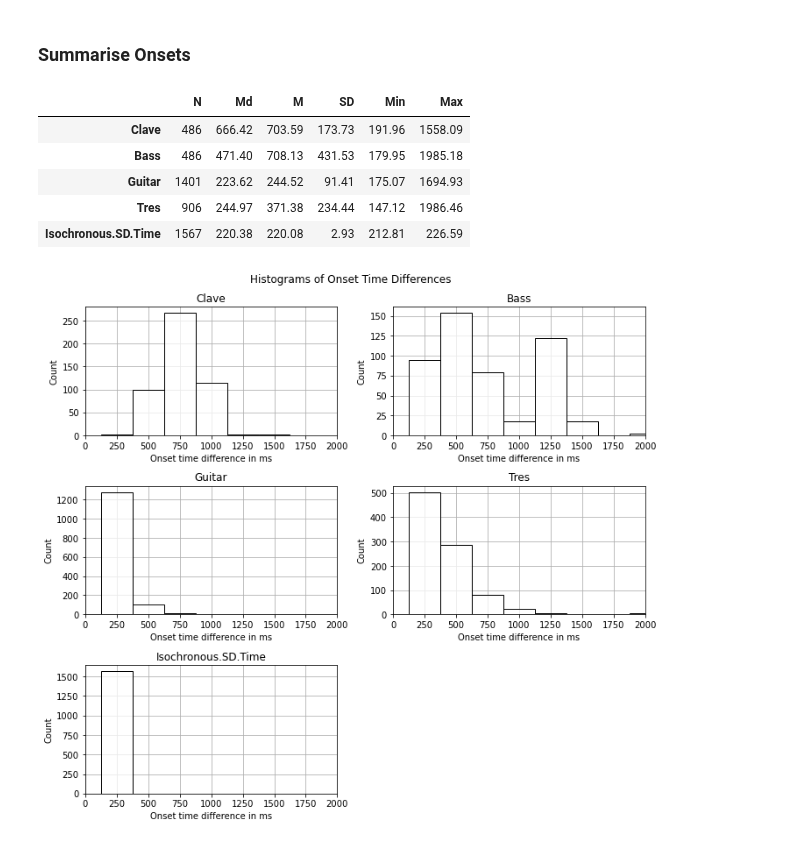
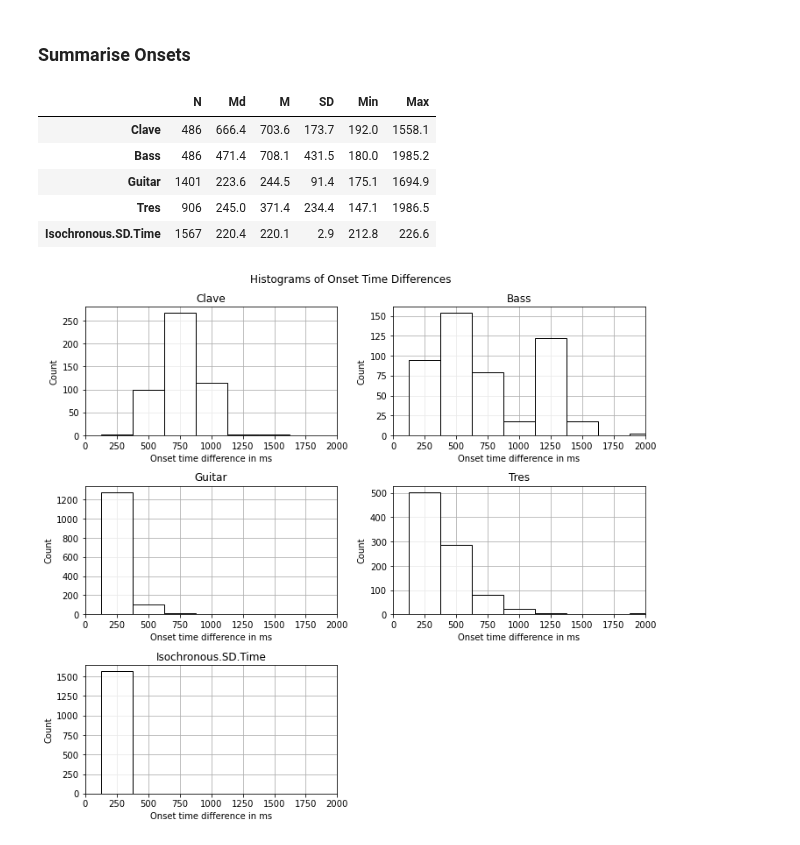
Before and after one commit to satyajeetprabhu/music-sync-internship-upf, a Jupyter notebook: Analysis_Example.ipynb, the cells around one changed output. Cells and saved outputs as stored; diff of their text form; code cells hidden in the pictures.

```diff
--- a/Analysis_Example.ipynb
+++ b/Analysis_Example.ipynb
@@ -31,14 +31,14 @@ print(df.head())
 ### Summarise Onsets
 # %%
 summary = onsetsync.summarise_onsets(df=df, instr=['Clave','Bass','Guitar','Tres','Isochronous.SD.Time'], plot=False)
-summary.round(2)
+summary.round(1)
 # %% [output]
 |  | N | Md | M | SD | Min | Max |
-| Clave | 486 | 666.42 | 703.59 | 173.73 | 191.96 | 1558.09 |
-| Bass | 486 | 471.40 | 708.13 | 431.53 | 179.95 | 1985.18 |
-| Guitar | 1401 | 223.62 | 244.52 | 91.41 | 175.07 | 1694.93 |
-| Tres | 906 | 244.97 | 371.38 | 234.44 | 147.12 | 1986.46 |
-| Isochronous.SD.Time | 1567 | 220.38 | 220.08 | 2.93 | 212.81 | 226.59 |
+| Clave | 486 | 666.4 | 703.6 | 173.7 | 192.0 | 1558.1 |
+| Bass | 486 | 471.4 | 708.1 | 431.5 | 180.0 | 1985.2 |
+| Guitar | 1401 | 223.6 | 244.5 | 91.4 | 175.1 | 1694.9 |
+| Tres | 906 | 245.0 | 371.4 | 234.4 | 147.1 | 1986.5 |
+| Isochronous.SD.Time | 1567 | 220.4 | 220.1 | 2.9 | 212.8 | 226.6 |
 # %%
 summary = onsetsync.summarise_onsets(df=df, instr=['Clave','Bass','Guitar','Tres','Isochronous.SD.Time'], plot=True)
 # %% [output]
```
Also changed, not shown: parts of 11 cells of this notebook.
